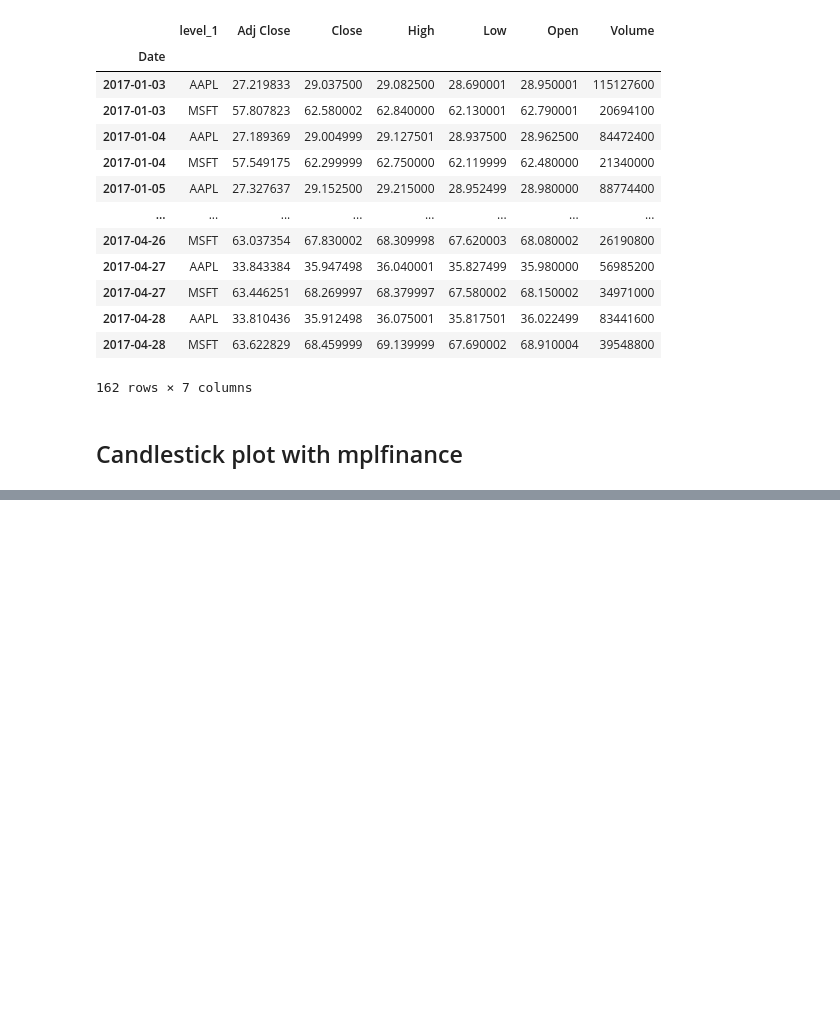
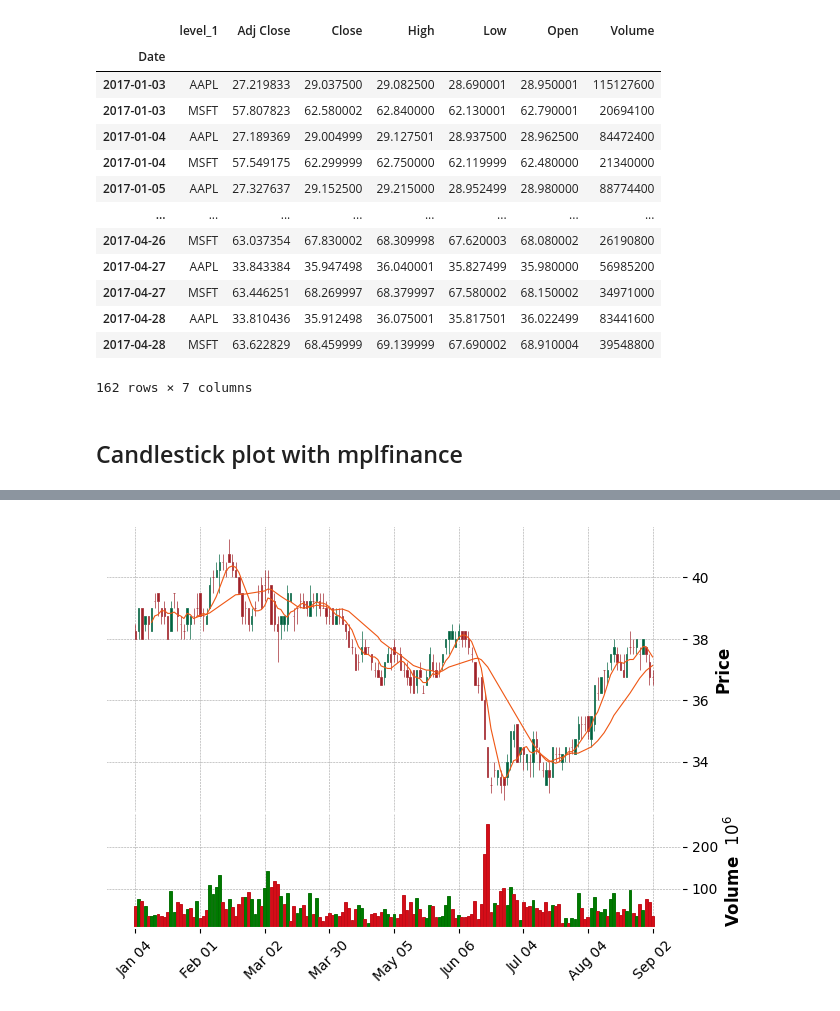
Before and after one commit to PattaWapee/ML_DL_investing, a Jupyter notebook: Python_for_investing.ipynb, the cells around one changed output, grey strips where cells are left out. Saved outputs shown, nothing was run; the diff lists cells and outputs as text; code cells hidden in the pictures; blank space fills up the shorter version.

```diff
--- a/Python_for_investing.ipynb
+++ b/Python_for_investing.ipynb
@@ -172,0 +192,7 @@ data_stack = data_stack_lev1.reset_index().set_index('Date').rename(columns={'le
+# %%
+data = PTT.loc['2022']
+kwargs = dict(mav=(6,20), volume = True, type = 'candle',style = 'charles')
+# %%
+mpf.plot(data,**kwargs)
+# %% [output]
+[figure, added]
```
Also changed, not shown: parts of 29 cells of this notebook, 2 other files.
